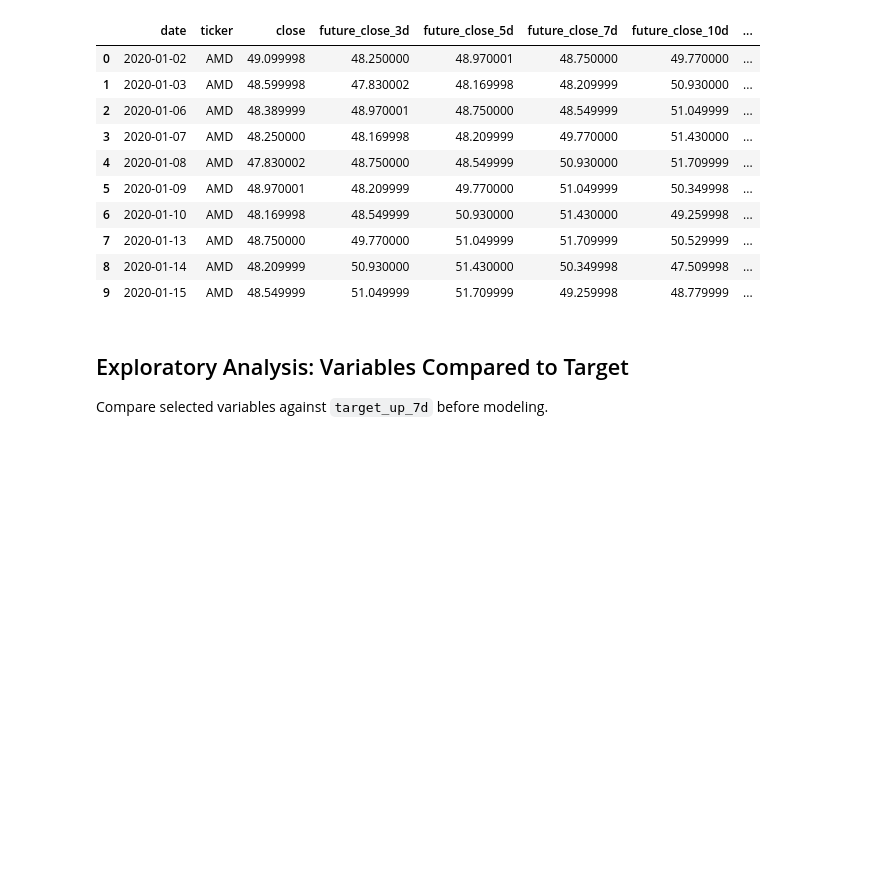
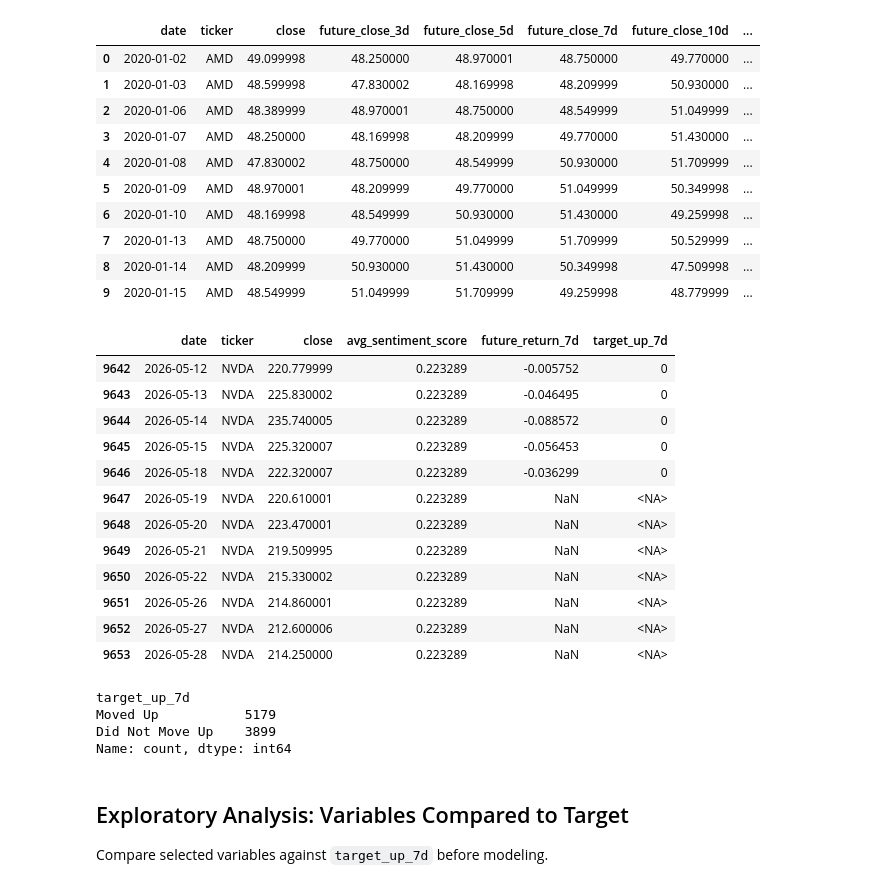
Before and after one commit to 4sciencee/MIS433-Final-Project, a Jupyter notebook: notebooks/AI_Investment_Signals.ipynb, the cells around one changed output. Cells and saved outputs as stored; diff of their text form; code cells hidden in the pictures; blank space fills up the shorter version.

```diff
--- a/notebooks/AI_Investment_Signals.ipynb
+++ b/notebooks/AI_Investment_Signals.ipynb
@@ -555,6 +588,32 @@ Current prediction rows: 6
 stock_df.to_csv("data/processed/model_ready_stock_data.csv", index=False)
 training_df.to_csv("data/processed/training_ready_stock_data.csv", index=False)
 latest_prediction_df.to_csv("data/processed/latest_prediction_rows.csv", index=False)
+# %%
+stock_df[[
+    "date", "ticker", "close", "avg_sentiment_score", "future_return_7d", "target_up_7d"
+]].tail(12)
+# %% [output]
+|  | date | ticker | close | avg_sentiment_score | future_return_7d | target_up_7d |
+| 9642 | 2026-05-12 | NVDA | 220.779999 | 0.223289 | -0.005752 | 0 |
+| 9643 | 2026-05-13 | NVDA | 225.830002 | 0.223289 | -0.046495 | 0 |
+| 9644 | 2026-05-14 | NVDA | 235.740005 | 0.223289 | -0.088572 | 0 |
+| 9645 | 2026-05-15 | NVDA | 225.320007 | 0.223289 | -0.056453 | 0 |
+| 9646 | 2026-05-18 | NVDA | 222.320007 | 0.223289 | -0.036299 | 0 |
+| 9647 | 2026-05-19 | NVDA | 220.610001 | 0.223289 | NaN | <NA> |
+| 9648 | 2026-05-20 | NVDA | 223.470001 | 0.223289 | NaN | <NA> |
+| 9649 | 2026-05-21 | NVDA | 219.509995 | 0.223289 | NaN | <NA> |
+| 9650 | 2026-05-22 | NVDA | 215.330002 | 0.223289 | NaN | <NA> |
+| 9651 | 2026-05-26 | NVDA | 214.860001 | 0.223289 | NaN | <NA> |
+| 9652 | 2026-05-27 | NVDA | 212.600006 | 0.223289 | NaN | <NA> |
+| 9653 | 2026-05-28 | NVDA | 214.250000 | 0.223289 | NaN | <NA> |
+# %%
+target_counts_table = training_df["target_up_7d"].value_counts().rename(index={0: "Did Not Move Up", 1: "Moved Up"})
+target_counts_table
+# %% [output]
+target_up_7d
+Moved Up           5179
+Did Not Move Up    3899
+Name: count, dtype: int64
 # %% [markdown]
 ## Exploratory Analysis: Variables Compared to Target
 Compare selected variables against `target_up_7d` before modeling.
```
Also changed, not shown: parts of 30 cells of this notebook, 11 other files.
